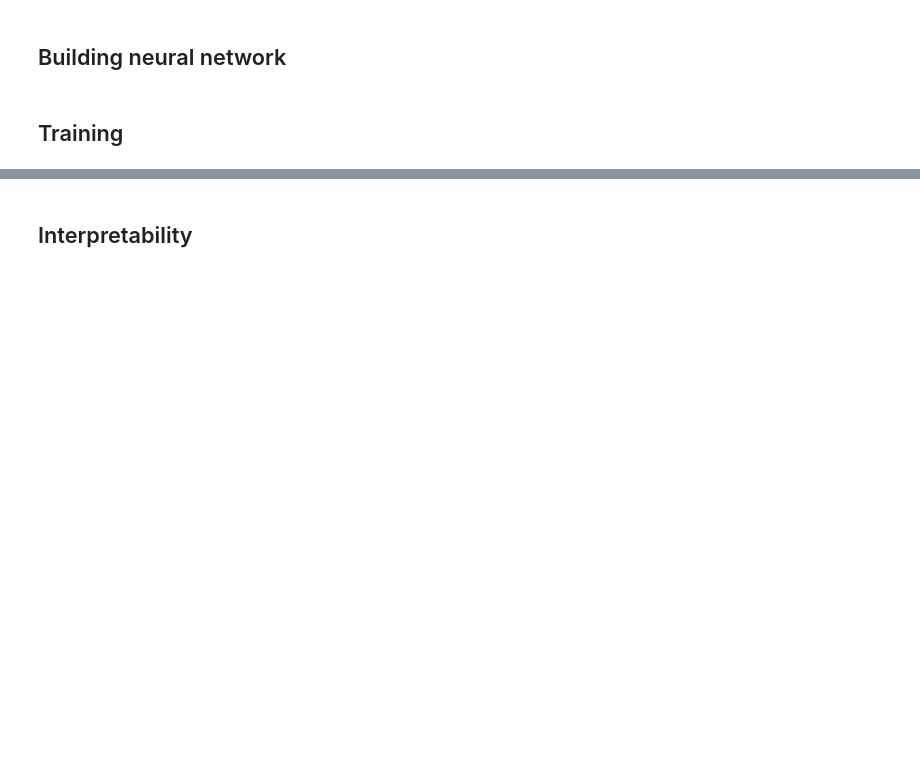
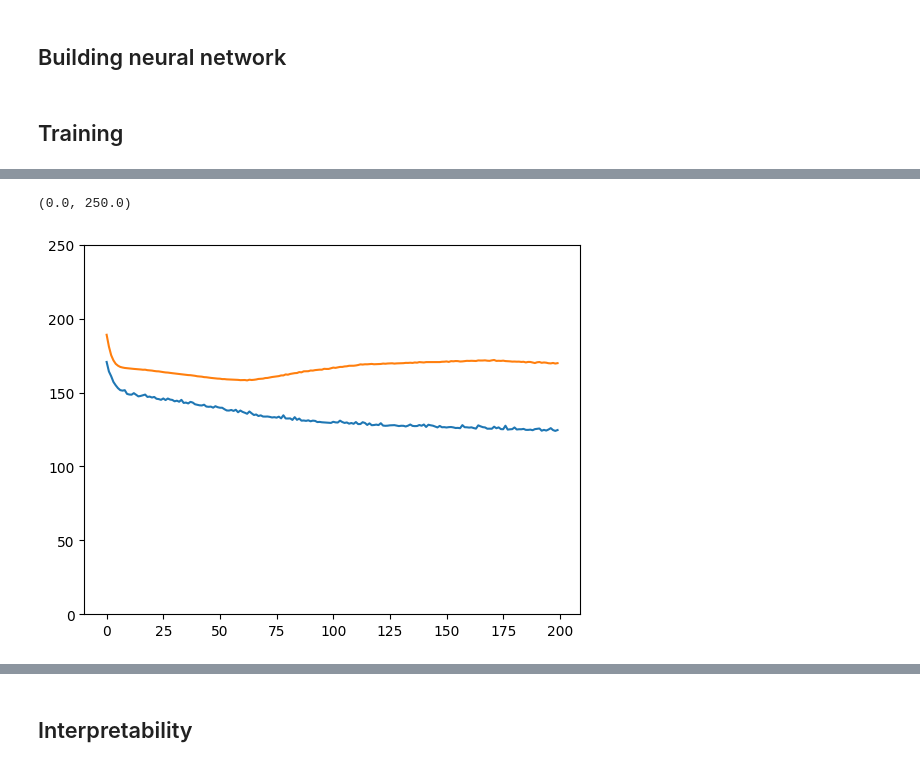
Before and after one commit to BDomzal/inks, a Jupyter notebook: inks_nn.ipynb, the cells around one changed output, grey strips where cells are left out. Saved outputs shown, nothing was run; the diff lists cells and outputs as text; code cells hidden in the pictures; blank space fills up the shorter version.

```diff
--- a/inks_nn.ipynb
+++ b/inks_nn.ipynb
@@ -115,0 +357,17 @@ y = inDKs_df[inks_colnames]
+# %%
+plt.plot(train_losses)
+plt.plot(test_losses)
+plt.ylim(0, 250)
+
+# nn.Linear(29, 50),
+# nn.ReLU(),
+# nn.Linear(50,100),
+# nn.ReLU(),
+# nn.Linear(100,29))
+
+#lr 0.0001
+#batch size 100
+#Adam
+# %% [output]
+(0.0, 250.0)
+[figure, added]
```
Also changed, not shown: parts of 25 cells of this notebook.
